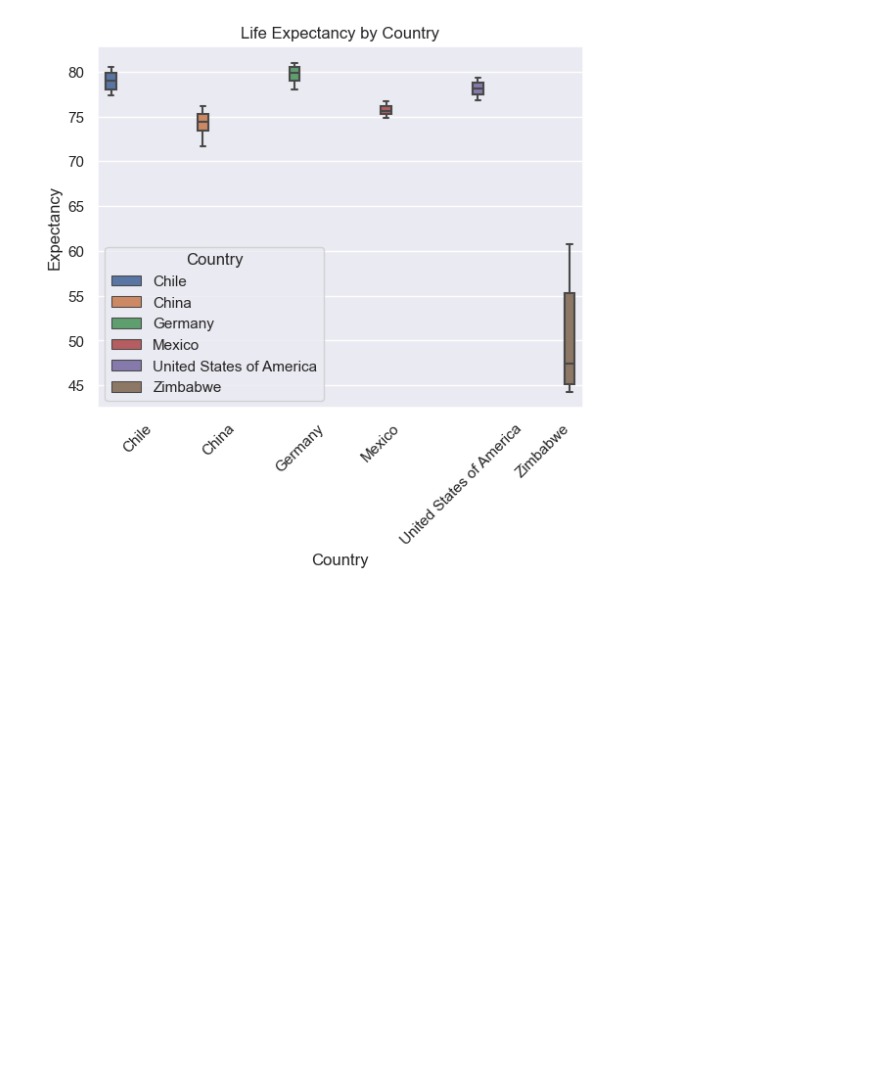
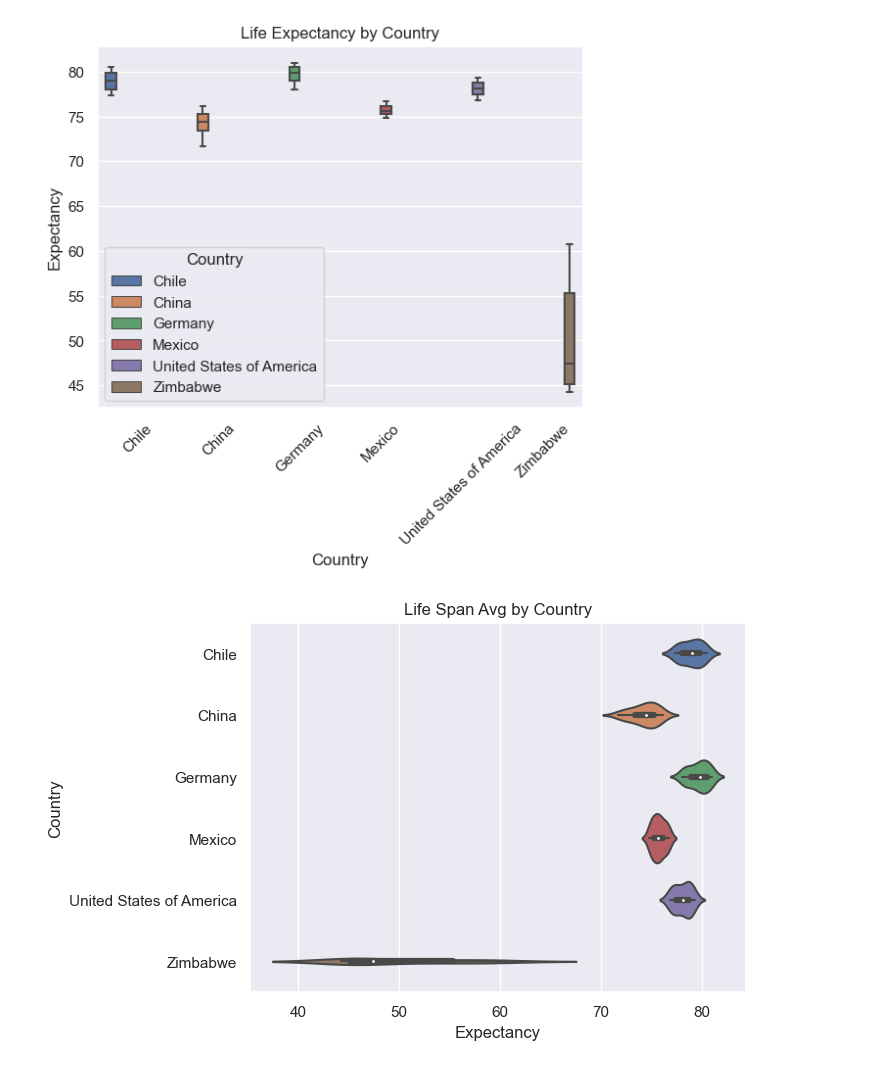
Before and after one commit to shortenedname/Personal---Portfolio-Projects, a Jupyter notebook: Life-Expectancy-and-GDP-Starter/Life-Expectancy-and-GDP-Starter/life_expectancy_gdp.ipynb, the cells around one changed output. Saved outputs shown, nothing was run; the diff lists cells and outputs as text; code cells hidden in the pictures; blank space fills up the shorter version.

```diff
--- a/Life-Expectancy-and-GDP-Starter/Life-Expectancy-and-GDP-Starter/life_expectancy_gdp.ipynb
+++ b/Life-Expectancy-and-GDP-Starter/Life-Expectancy-and-GDP-Starter/life_expectancy_gdp.ipynb
@@ -185,3 +182,9 @@ plt.title('Life Expectancy by Country')
 plt.show()
 # %% [output]
 [figure]
+# %%
+sns.violinplot(data=converted_df, x="Expectancy", y="Country", scale="area")
+plt.title('Life Span Avg by Country')
+plt.show()
+# %% [output]
+[figure, added]
```
Also changed, not shown: parts of 3 cells of this notebook.
